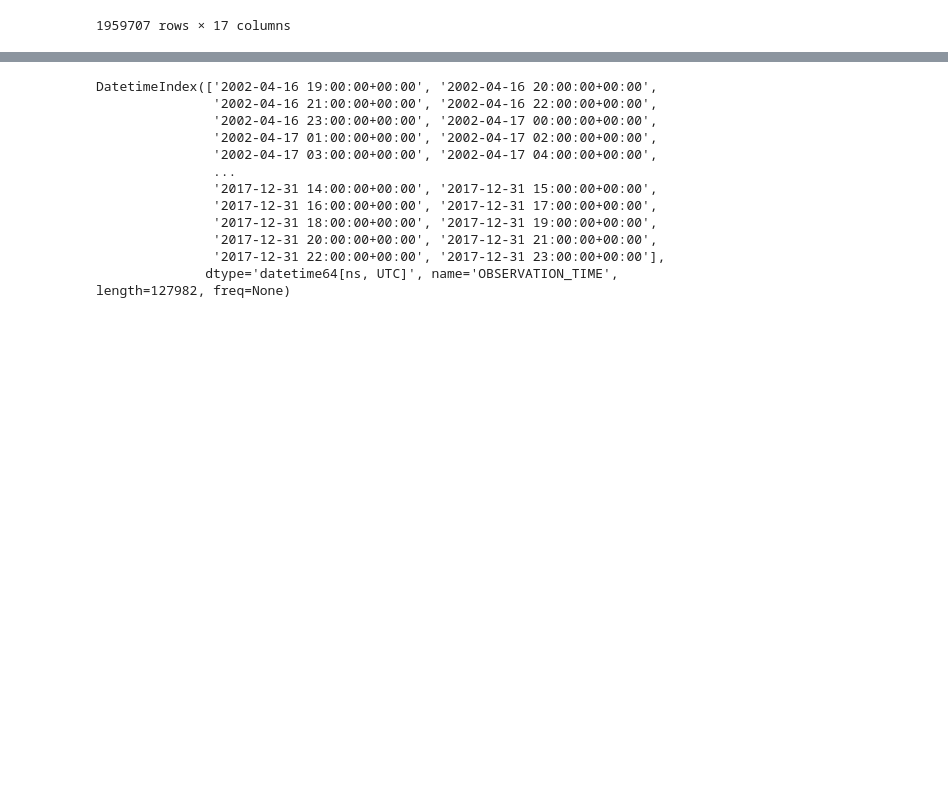
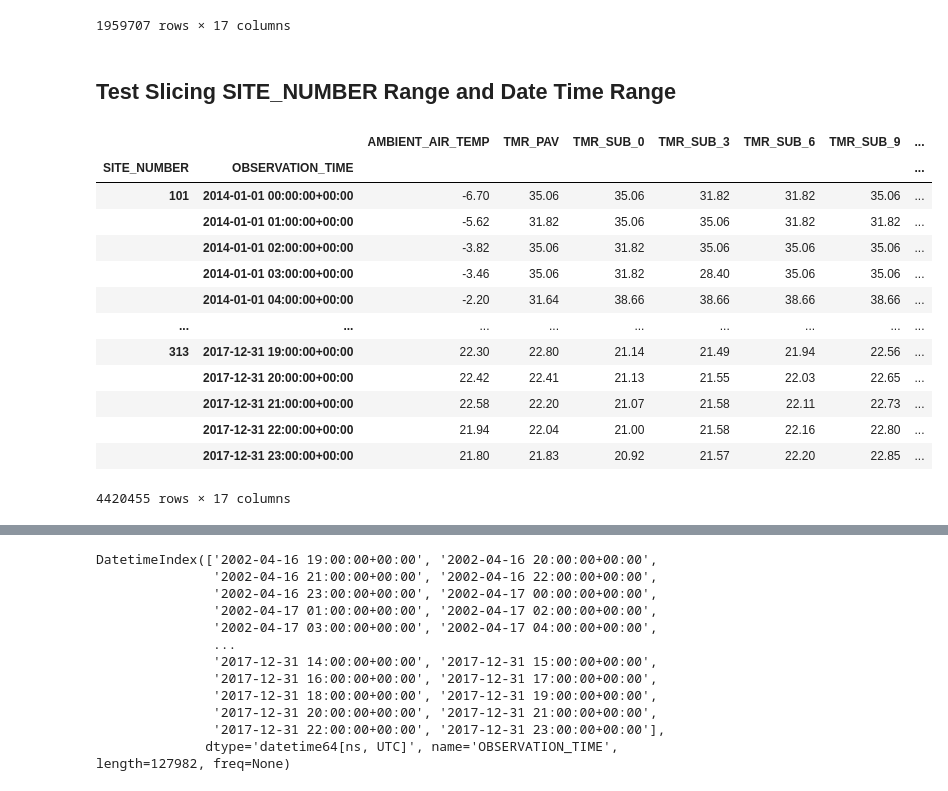
Before and after one commit to erikjamesmason/Temperature_Data_Probe_2, a Jupyter notebook: tdp_ind2.ipynb, the cells around one changed output, grey strips where cells are left out. Saved outputs shown, nothing was run; the diff lists cells and outputs as text; code cells hidden in the pictures; blank space fills up the shorter version.

```diff
--- a/tdp_ind2.ipynb
+++ b/tdp_ind2.ipynb
@@ -114,3 +138,26 @@ df7
 |  | 2017-12-31 22:00:00+00:00 | 31.05 | 25.53 | 22.91 | 22.60 | 22.60 | 22.58 | ... |
 |  | 2017-12-31 23:00:00+00:00 | 31.58 | 25.95 | 22.99 | 22.70 | 22.71 | 22.68 | ... |
 1959707 rows × 17 columns
+# %% [markdown]
+## Test Slicing SITE_NUMBER Range and Date Time Range
+# %%
+# second date time argument for station 323 does not seem to function properly (does not return '2014' dates)
+
+df8 = df1.loc[(101,'2014'): (323, '2014')]
+# %%
+df8
+# %% [output]
+|  |  | AMBIENT_AIR_TEMP | TMR_PAV | TMR_SUB_0 | TMR_SUB_3 | TMR_SUB_6 | TMR_SUB_9 | ... |
+| SITE_NUMBER | OBSERVATION_TIME |  |  |  |  |  |  | ... |
+| 101 | 2014-01-01 00:00:00+00:00 | -6.70 | 35.06 | 35.06 | 31.82 | 31.82 | 35.06 | ... |
+|  | 2014-01-01 01:00:00+00:00 | -5.62 | 31.82 | 35.06 | 35.06 | 31.82 | 31.82 | ... |
+|  | 2014-01-01 02:00:00+00:00 | -3.82 | 35.06 | 31.82 | 35.06 | 35.06 | 35.06 | ... |
+|  | 2014-01-01 03:00:00+00:00 | -3.46 | 35.06 | 31.82 | 28.40 | 35.06 | 35.06 | ... |
+|  | 2014-01-01 04:00:00+00:00 | -2.20 | 31.64 | 38.66 | 38.66 | 38.66 | 38.66 | ... |
+| ... | ... | ... | ... | ... | ... | ... | ... | ... |
+| 313 | 2017-12-31 19:00:00+00:00 | 22.30 | 22.80 | 21.14 | 21.49 | 21.94 | 22.56 | ... |
+|  | 2017-12-31 20:00:00+00:00 | 22.42 | 22.41 | 21.13 | 21.55 | 22.03 | 22.65 | ... |
+|  | 2017-12-31 21:00:00+00:00 | 22.58 | 22.20 | 21.07 | 21.58 | 22.11 | 22.73 | ... |
+|  | 2017-12-31 22:00:00+00:00 | 21.94 | 22.04 | 21.00 | 21.58 | 22.16 | 22.80 | ... |
+|  | 2017-12-31 23:00:00+00:00 | 21.80 | 21.83 | 20.92 | 21.57 | 22.20 | 22.85 | ... |
+4420455 rows × 17 columns
```
Also changed, not shown: parts of 14 cells of this notebook.
